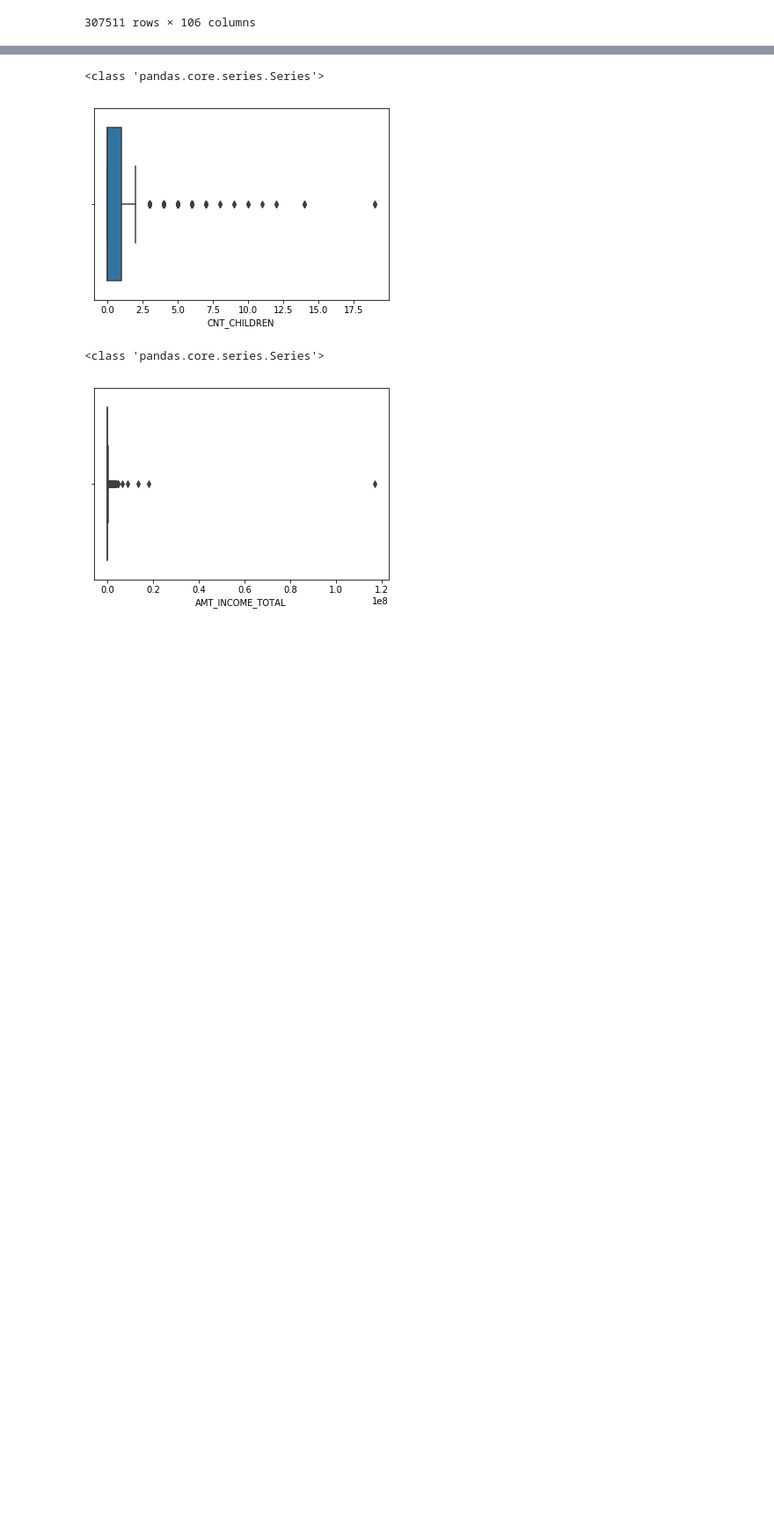
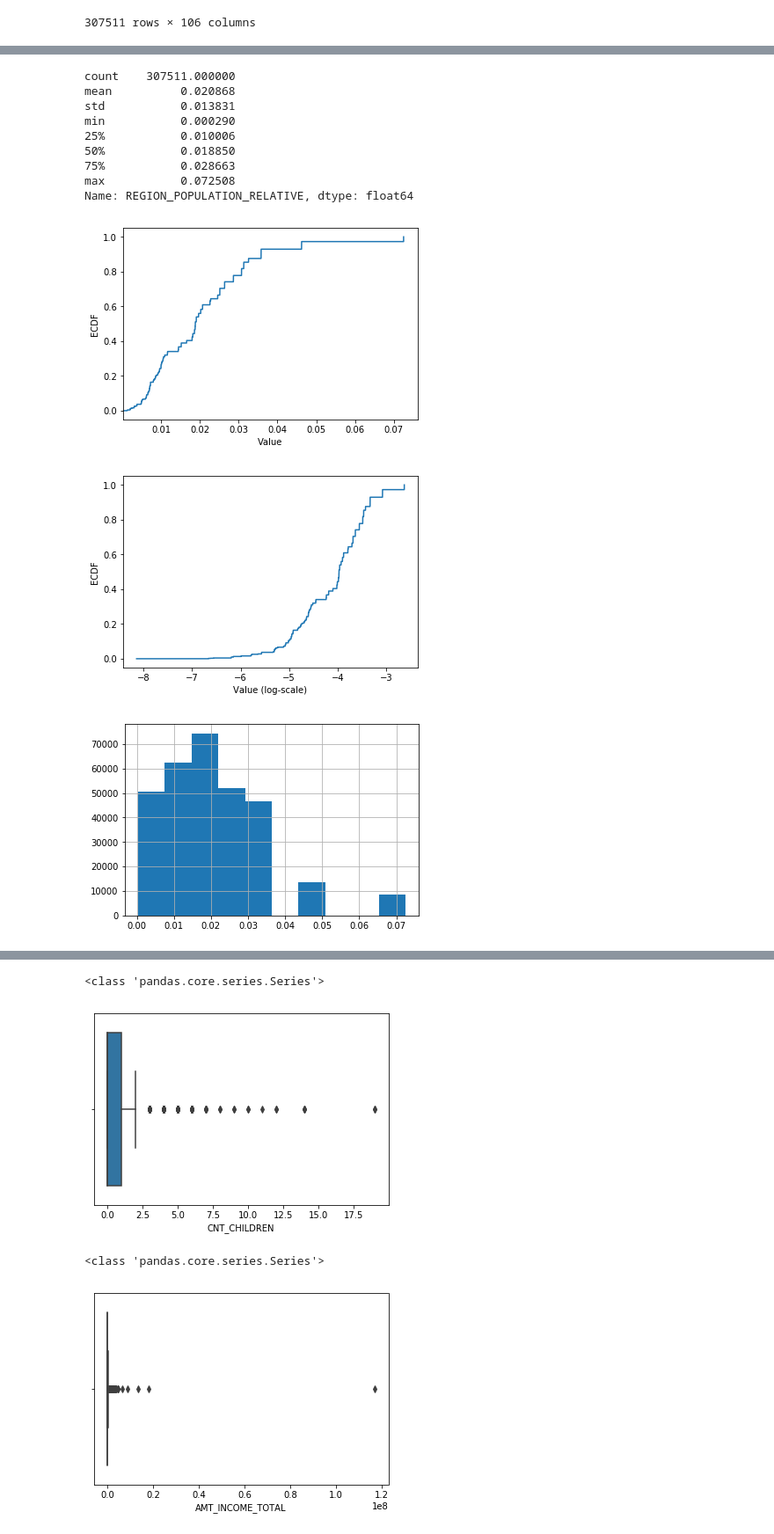
Before and after one commit to ryowei/2nd-ML100Days, a Jupyter notebook: homework/Day_006_HW.ipynb, the cells around one changed output, grey strips where cells are left out. Shown at 88% size. Saved outputs shown, nothing was run; the diff lists cells and outputs as text; code cells hidden in the pictures; blank space fills up the shorter version.

```diff
--- a/homework/Day_006_HW.ipynb
+++ b/homework/Day_006_HW.ipynb
@@ -155,0 +184,47 @@ TypeError: not all arguments converted during string formatting
+# %%
+print(app_train["REGION_POPULATION_RELATIVE"].describe())
+
+# 繪製 Empirical Cumulative Density Plot (ECDF)
+hist = np.histogram(app_train['REGION_POPULATION_RELATIVE'],1000000)
+cdf = pd.Series(hist[0], index = (hist[1][:-1]+hist[1][1:])/2).cumsum() ## ???? why???
+
+
+plt.plot(list(cdf.index), cdf/cdf.max())
+plt.xlabel('Value')
+plt.ylabel('ECDF')
+plt.xlim([cdf.index.min(), cdf.index.max() * 1.05]) # 限制顯示圖片的範圍
+plt.ylim([-0.05,1.05]) # 限制顯示圖片的範圍
+
+plt.show()
+
+
+
+# 改變 y 軸的 Scale, 讓我們可以正常檢視 ECDF (取 log)
+plt.plot(np.log(list(cdf.index)), cdf/cdf.max())
+plt.xlabel('Value (log-scale)')
+plt.ylabel('ECDF')
+
+plt.ylim([-0.05,1.05]) # 限制顯示圖片的範圍
+
+plt.show()
+
+app_train['REGION_POPULATION_RELATIVE'].hist()
+plt.show()
+
+app_train['REGION_POPULATION_RELATIVE'].value_counts()
+
+# 就以這個欄位來說，雖然有資料掉在分布以外，也不算異常，僅代表這間公司在稍微熱鬧的地區有的據點較少，
+# 導致 region population relative 在少的部分較為密集，但在大的部分較為疏漏
+# %% [output]
+count    307511.000000
+mean          0.020868
+std           0.013831
+min           0.000290
+25%           0.010006
+50%           0.018850
+75%           0.028663
+max           0.072508
+Name: REGION_POPULATION_RELATIVE, dtype: float64
+[figure, added]
+[figure, added]
+[figure, added]
```
Also changed, not shown: parts of 34 cells of this notebook.
